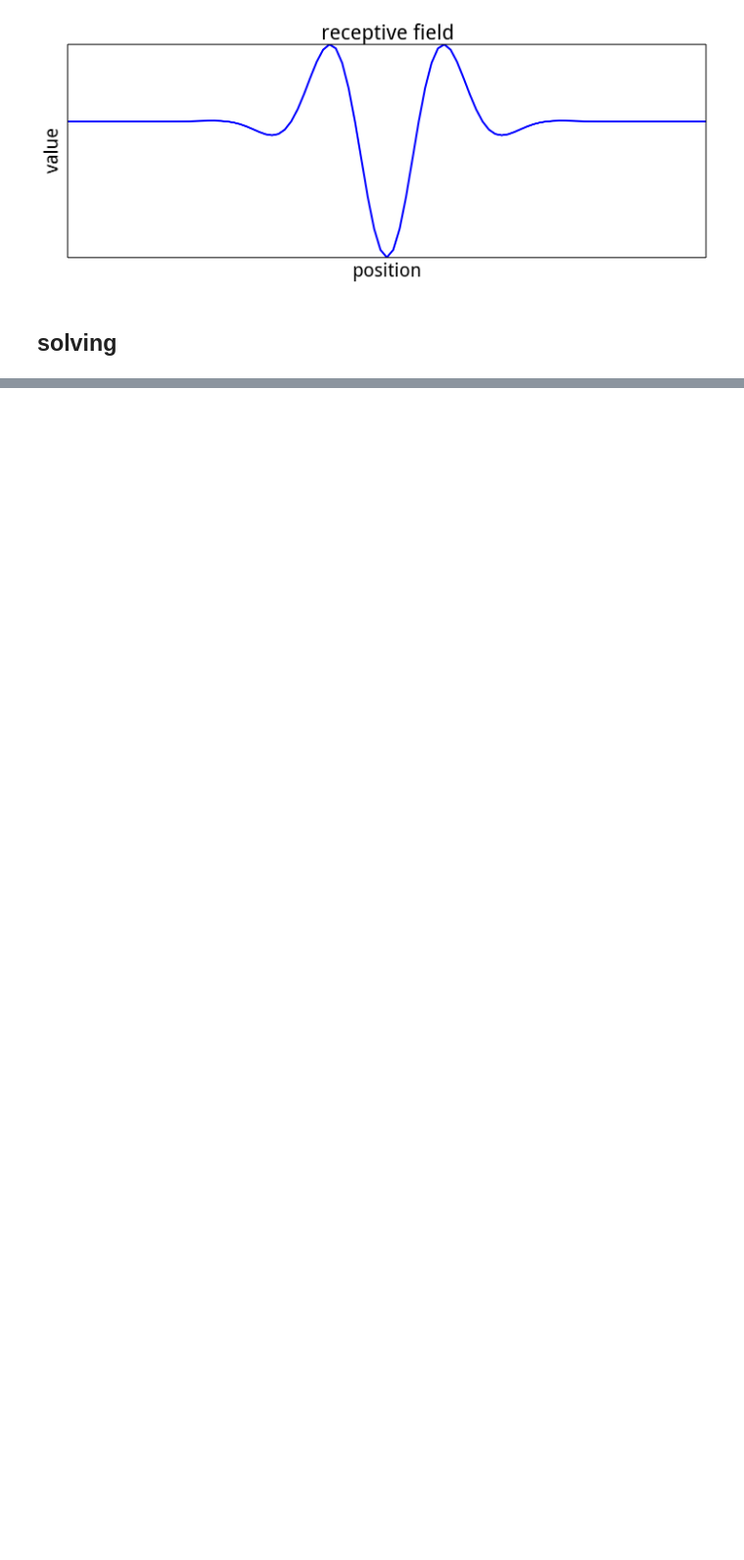
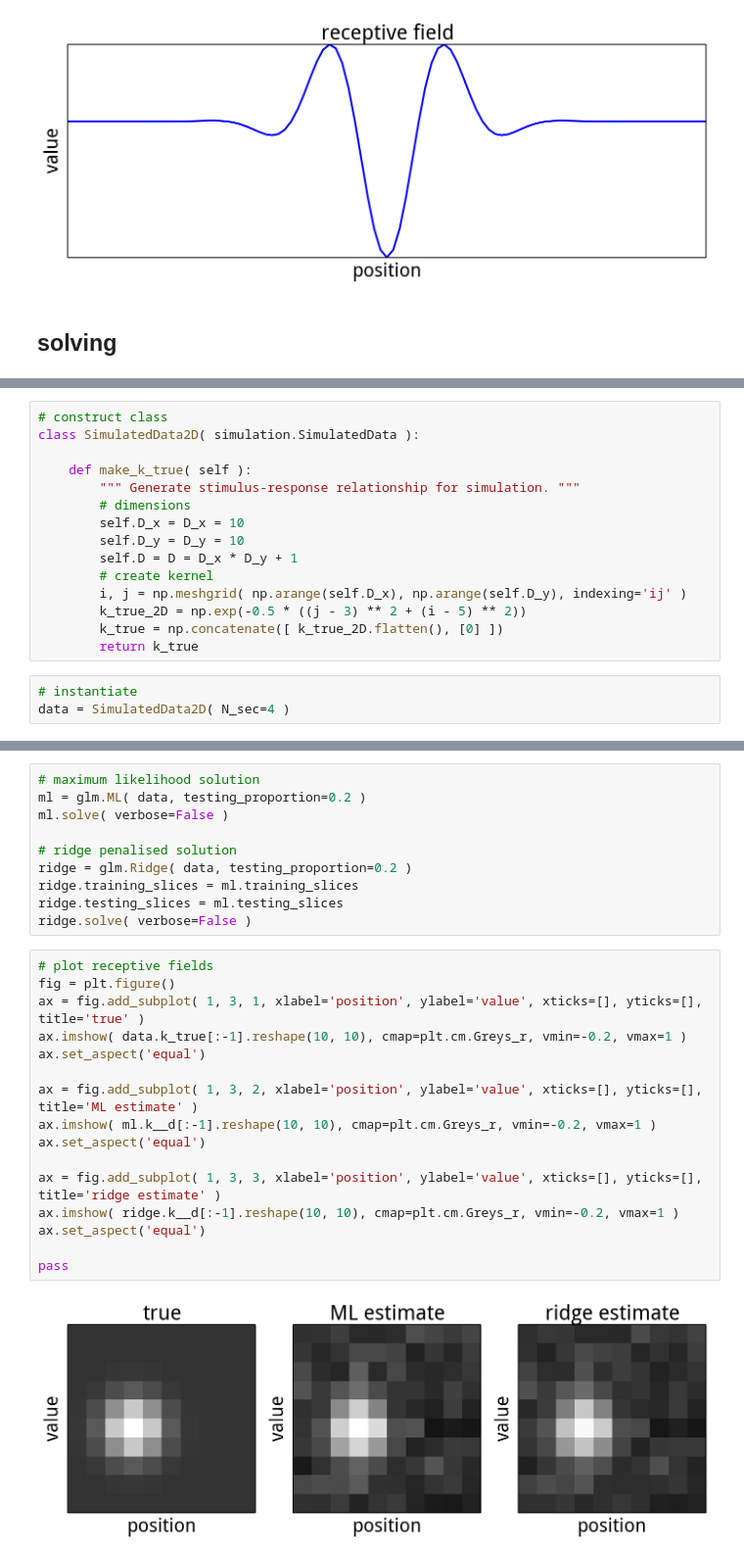
Before and after one commit to rabbitmcrabbit/glm.retina, a Jupyter notebook: demo.ipynb, the cells around one changed output, grey strips where cells are left out. Shown at 98% size. Saved outputs shown, nothing was run; the diff lists cells and outputs as text; blank space fills up the shorter version.

```diff
--- a/demo.ipynb
+++ b/demo.ipynb
@@ -71,0 +86,18 @@ pass
+# %%
+# construct class
+class SimulatedData2D( simulation.SimulatedData ):
+
+    def make_k_true( self ):
+        """ Generate stimulus-response relationship for simulation. """
+        # dimensions
+        self.D_x = D_x = 10
+        self.D_y = D_y = 10
+        self.D = D = D_x * D_y + 1
+        # create kernel
+        i, j = np.meshgrid( np.arange(self.D_x), np.arange(self.D_y), indexing='ij' )
+        k_true_2D = np.exp(-0.5 * ((j - 3) ** 2 + (i - 5) ** 2))
+        k_true = np.concatenate([ k_true_2D.flatten(), [0] ])
+        return k_true
+# %%
+# instantiate
+data = SimulatedData2D( N_sec=4 )
@@ -71,0 +106,28 @@ pass
+# %%
+# maximum likelihood solution
+ml = glm.ML( data, testing_proportion=0.2 )
+ml.solve( verbose=False )
+
+# ridge penalised solution
+ridge = glm.Ridge( data, testing_proportion=0.2 )
+ridge.training_slices = ml.training_slices
+ridge.testing_slices = ml.testing_slices
+ridge.solve( verbose=False )
+# %%
+# plot receptive fields
+fig = plt.figure()
+ax = fig.add_subplot( 1, 3, 1, xlabel='position', ylabel='value', xticks=[], yticks=[], title='true' )
+ax.imshow( data.k_true[:-1].reshape(10, 10), cmap=plt.cm.Greys_r, vmin=-0.2, vmax=1 )
+ax.set_aspect('equal')
+
+ax = fig.add_subplot( 1, 3, 2, xlabel='position', ylabel='value', xticks=[], yticks=[], title='ML estimate' )
+ax.imshow( ml.k__d[:-1].reshape(10, 10), cmap=plt.cm.Greys_r, vmin=-0.2, vmax=1 )
+ax.set_aspect('equal')
+
+ax = fig.add_subplot( 1, 3, 3, xlabel='position', ylabel='value', xticks=[], yticks=[], title='ridge estimate' )
+ax.imshow( ridge.k__d[:-1].reshape(10, 10), cmap=plt.cm.Greys_r, vmin=-0.2, vmax=1 )
+ax.set_aspect('equal')
+
+pass
+# %% [output]
+[figure, added]
```
Also changed, not shown: parts of 17 cells of this notebook, 3 other files.
